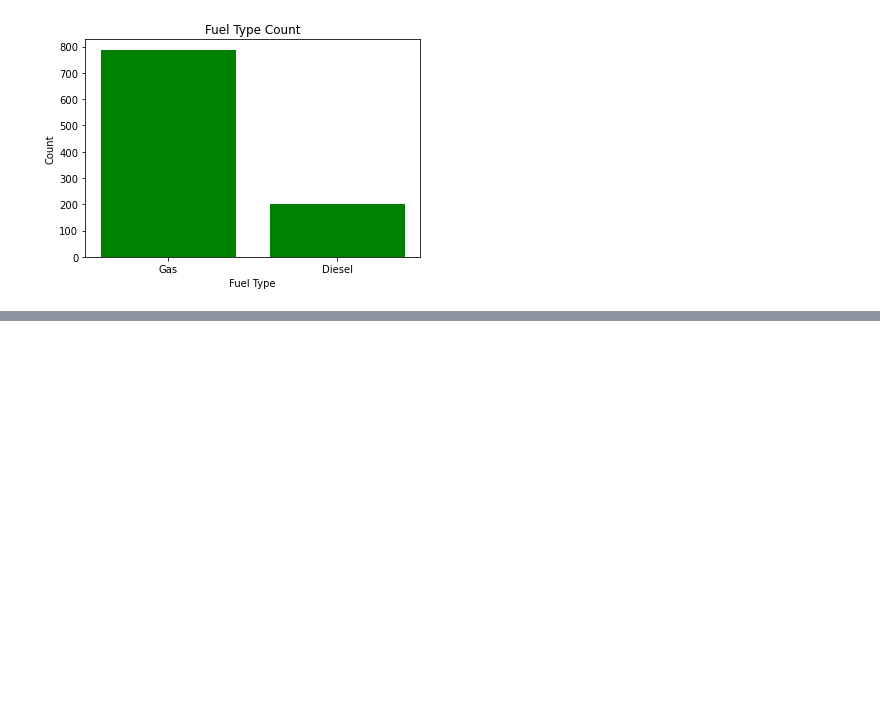
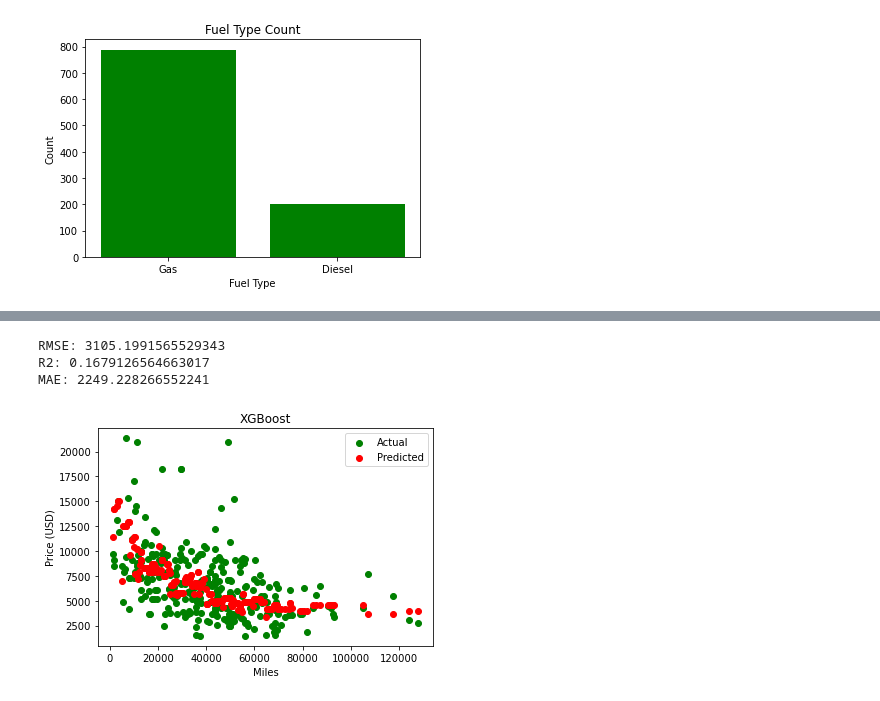
Before and after one commit to mhelson18/Capstone, a Jupyter notebook: priceAnalysis.ipynb, the cells around one changed output, grey strips where cells are left out. Drawn from its saved outputs; the diff is of its cells as text; code cells hidden in the pictures; blank space fills up the shorter version.

Commit message:
XGBoost

```diff
--- a/priceAnalysis.ipynb
+++ b/priceAnalysis.ipynb
@@ -349,0 +350,40 @@ Text(0.5, 1.0, 'Linear Regression')
+# %%
+# Select independent and dependent variables
+X = df[['Miles']]
+y = df['Price (USD)']
+
+# #Create training data
+X_train, X_test, y_train, y_test = train_test_split(X, y, test_size=0.3, random_state=42)
+
+# Build XGBoost model
+model = xgb.XGBRegressor(objective ='reg:squarederror', n_estimators = 10, seed = 42)
+model.fit(X_train, y_train)
+
+# Make predictions on test data
+y_pred = model.predict(X_test)
+
+# Calculate RMSE, R2, MAE
+rmse = np.sqrt(mean_squared_error(y_test, y_pred))
+r2 = r2_score(y_test, y_pred)
+mae = mean_absolute_error(y_test, y_pred)
+
+print(f"RMSE: {rmse}")
+print(f"R2: {r2}")
+print(f"MAE: {mae}")
+
+# Plot the data points
+plt.scatter(X_test.iloc[:, 0], y_test, color='green', label='Actual')
+plt.scatter(X_test.iloc[:, 0], y_pred, color='red', label='Predicted')
+
+# Set labels
+plt.xlabel('Miles')
+plt.ylabel('Price (USD)')
+plt.title('XGBoost')
+plt.legend()
+
+plt.show()
+# %% [output]
+RMSE: 3105.1991565529343
+R2: 0.1679126564663017
+MAE: 2249.228266552241
+[figure, added]
```
Also changed, not shown: parts of 3 cells of this notebook.
